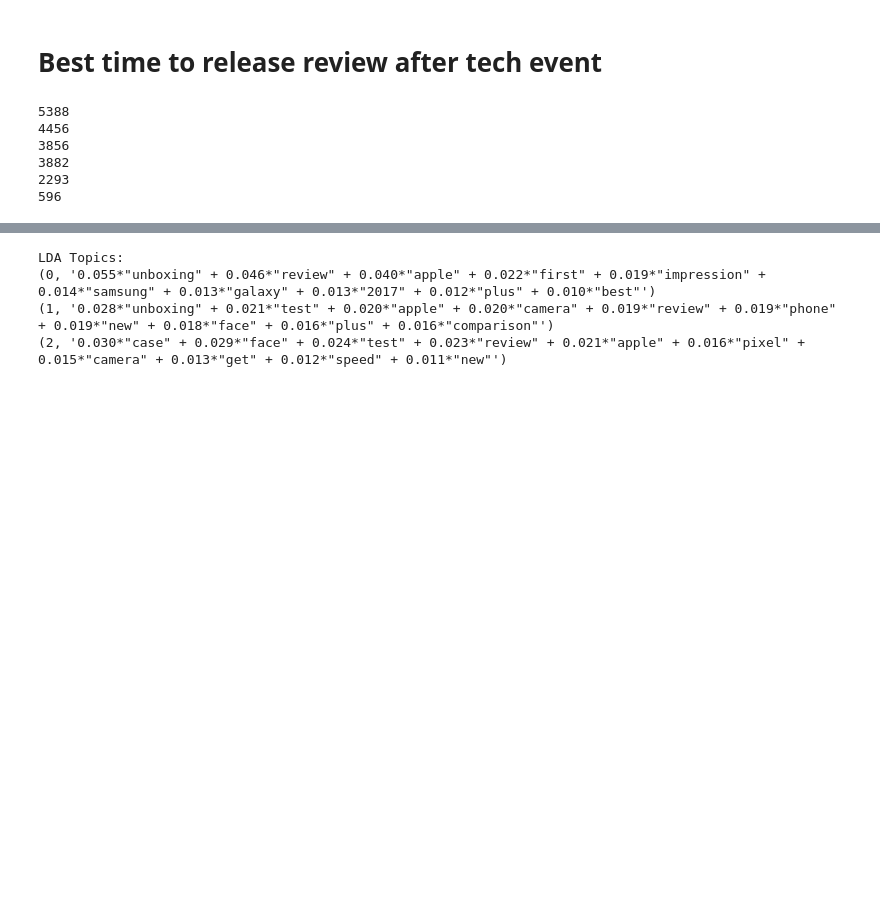
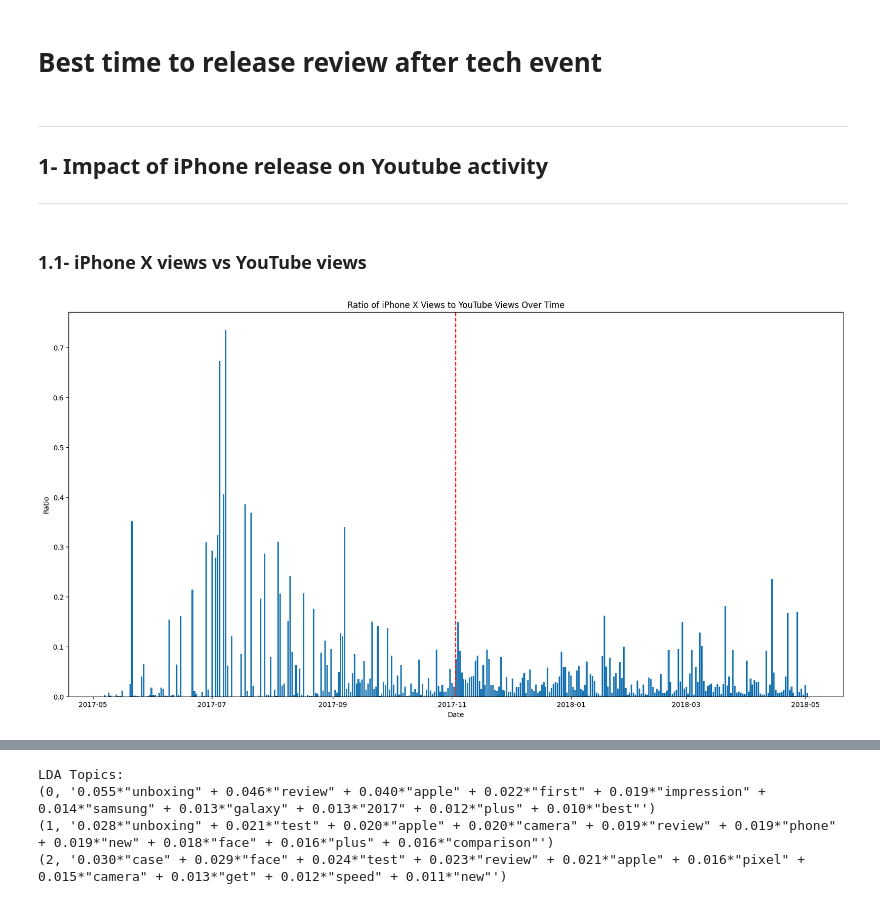
Before and after one commit to epfl-ada/ada-2023-project-datasquad2023, a Jupyter notebook: Ali.ipynb, the cells around one changed output, grey strips where cells are left out. Saved outputs shown, nothing was run; the diff lists cells and outputs as text; code cells hidden in the pictures; blank space fills up the shorter version.

```diff
--- a/Ali.ipynb
+++ b/Ali.ipynb
@@ -44,11 +51 @@ with open('data/yt_tech_metadata.pickle', 'wb') as f:
-# %%
-for item in ITEMS:
-    print(len(items_dfs[item]))
-# %% [output]
-5388
-4456
-3856
-3882
-2293
-596
 # %%
@@ -233,3 +217,56 @@ def get_lda_topics(df, num_topics, num_words):
     pyLDAvis.enable_notebook()
     vis = pyLDAvis.gensim.prepare(lda, corpus, dictionary)
     return vis
+# %% [markdown]
+***
+## 1- Impact of iPhone release on Youtube activity
+***
+# %% [markdown]
+### 1.1- iPhone X views vs YouTube views
+# %%
+yt_date_views = {}
+iphone_date_views = {}
+total_rows = 72924794
+chunksize = 100000
+for df_json in tqdm(pd.read_json(PATH_YT_METADATA, compression="infer", lines=True, chunksize=chunksize), desc='Loading data', total=total_rows/chunksize):
+    df_json.drop(["description", "crawl_date", "display_id", "tags", "categories"], inplace=True, axis=1)
+
+    item1 = 'iphone x'
+    item2 = 'wwdc'
+
+    df_json["upload_date"] = pd.to_datetime(df_json["upload_date"])
+    df_json = df_json[(df_json['upload_date'] >= datetime.datetime.strptime(RELEASE_DATES[item], '%Y-%m-%d') - datetime.timedelta(days=180)) & (df_json['upload_date'] <= datetime.datetime.strptime(RELEASE_DATES[item], '%Y-%m-%d') + datetime.timedelta(days=180))]
+
+    # filter out titles that do not contain item1 or item2
+    df_item = df_json[df_json["title"].str.lower().str.contains(item1) | df_json["title"].str.lower().str.contains(item2)]
+
+    item_views = get_sum_views(df_item)
+    youtube_views = get_sum_views(df_json)
+
+    # for each 'upload_date' in item_views, get the corresponding 'view_count' in youtube_views
+    for date in item_views.index:
+        if date in yt_date_views:
+            yt_date_views[date] += youtube_views.loc[date]["view_count"]
+            iphone_date_views[date] += item_views.loc[date]["view_count"]
+        else:
+            yt_date_views[date] = youtube_views.loc[date]["view_count"]
+            iphone_date_views[date] = item_views.loc[date]["view_count"]
+# %%
+# convert dictionaries to dataframes
+yt_date_views_df = pd.DataFrame.from_dict(yt_date_views, orient="index", columns=["view_count"])
+iphone_date_views_df = pd.DataFrame.from_dict(iphone_date_views, orient="index", columns=["view_count"])
+# %%
+# get the ratio of iphone views to youtube views
+iphone_date_views_df["ratio"] = iphone_date_views_df["view_count"] / yt_date_views_df["view_count"]
+# %%
+# plot the ratio over time
+release_date = datetime.datetime.strptime(RELEASE_DATES['iphone x'], '%Y-%m-%d').date()
+plt.figure(figsize=(20,10))
+plt.bar(iphone_date_views_df.index, iphone_date_views_df["ratio"])
+plt.axvline(x=release_date, color="red", linestyle="--")
+plt.xlabel("Date")
+plt.ylabel("Ratio")
+plt.title("Ratio of iPhone X Views to YouTube Views Over Time")
+plt.show()
+# %% [output]
+[figure, added]
```
Also changed, not shown: parts of 16 cells of this notebook.
